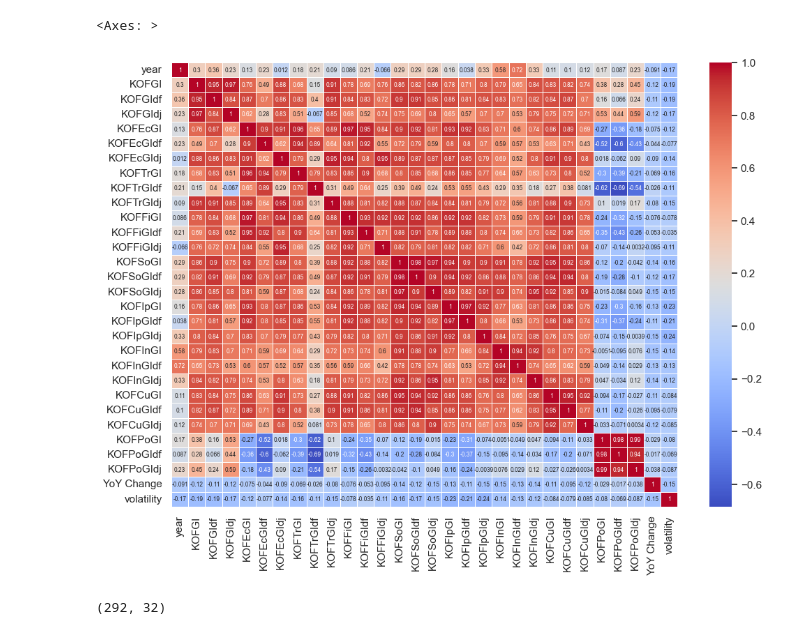
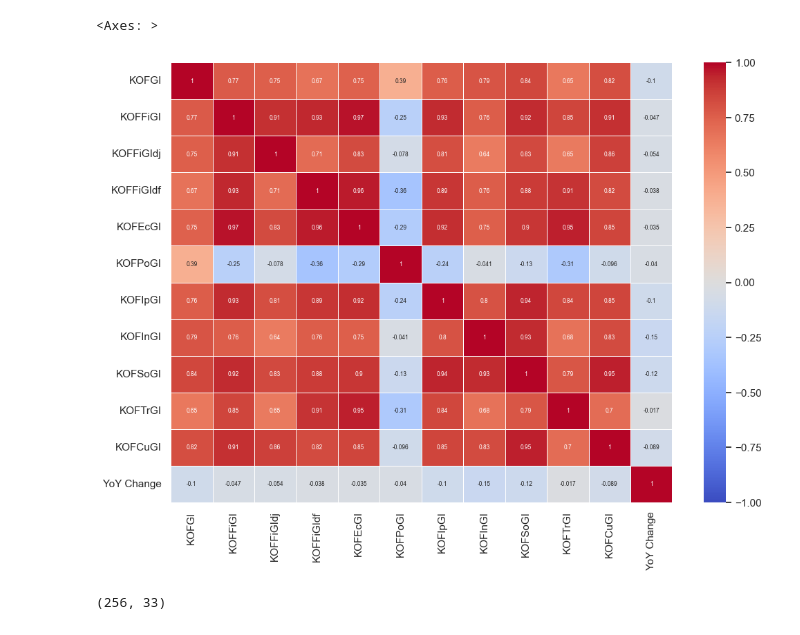
Before and after one commit to andrewbapham/Globalization-Index-Analysis, a Jupyter notebook: Data_Exploration.ipynb, the cells around one changed output. Drawn from its saved outputs; the diff is of its cells as text; code cells hidden in the pictures.

```diff
--- a/Data_Exploration.ipynb
+++ b/Data_Exploration.ipynb
@@ -16,14 +5,20 @@ kof_df.head()
 # %%
-dataset_list = ['BOVESPA-BRA-Clean', 'CAC40-FRA-Clean', 'DAX30-DEU-Clean', 'HangSeng-HKG-Clean',
-    'Nikkei225-JPN-Clean', 'Shanghai-CHN-Clean', 'Nifty50-IND-Clean', 'S&P500-USA-Clean',
-    'NASI-KEN-Clean', 'MASI-MAR-Clean', 'FTSE_JSE-ZAF-Clean']
+kof_df = pd.read_csv('Datasets/KOF_clean.csv')
+dataset_list = ['CAC40-FRA-Clean', 'DAX30-DEU-Clean', 'HangSeng-HKG-Clean',
+    'Nikkei225-JPN-Clean', 'Shanghai-CHN-Clean', 'Nifty50-IND-Clean', 'S&P500-USA-Clean', 'MASI-MAR-Clean',
+    'NASI-KEN-Clean', 'FTSE_JSE-ZAF-Clean']
 
-sp_df = pd.read_csv('Datasets/S&P500-USA-Clean.csv')
 countries_df = pd.DataFrame(columns=['year', 'YoY Change', 'code'])
 for df_name in dataset_list:
     df = pd.read_csv('./Datasets/' + df_name + '.csv')
     countries_df = pd.concat([countries_df, df])
 
 kof_df = kof_df.merge(countries_df, on=['year', 'code'])
+
+# Create the lagged Volatility variable
+kof_df['volatility_lagged'] = kof_df.groupby(by='code')['volatility'].shift(1)
+
+# Drop the rows with missing values after shifting
+kof_df = kof_df.dropna()
 # %%
 alt.Chart(kof_df).mark_point().encode(
@@ -36,18 +43,20 @@ alt.Chart(kof_df).mark_point().encode(
 # %%
 import seaborn as sns
 sns.set(rc={'figure.figsize':(11.7,8.27)})
-corr = kof_df.drop(['country', 'code'], axis=1).corr()
+corr = kof_df[['KOFGI', 'KOFFiGI', 'KOFFiGIdj', 'KOFFiGIdf', 'KOFEcGI', 'KOFPoGI', 'KOFIpGI', 'KOFInGI', 'KOFSoGI', 'KOFTrGI', 'KOFCuGI', 'YoY Change']].corr()
 sns.heatmap(corr,
             xticklabels=corr.columns.values,
             yticklabels=corr.columns.values,
             cmap='coolwarm',
             annot=True,
             linewidths=.5,
-            annot_kws={"size": 6})
+            annot_kws={"size": 6},
+            vmin=-1,
+            vmax=1)
 # %% [output]
 <Axes: >
-[figure, old version]
+[figure, new version]
 # %%
 kof_df.shape
 # %% [output]
-(292, 32)
+(256, 33)
```
Also changed, not shown: parts of 29 cells of this notebook, 8 other files.
